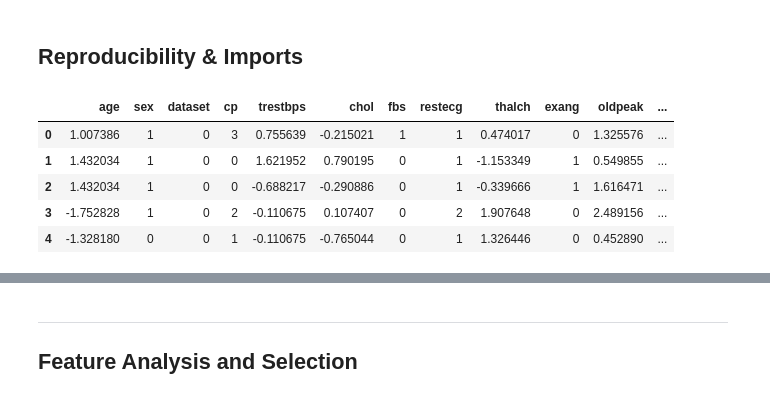
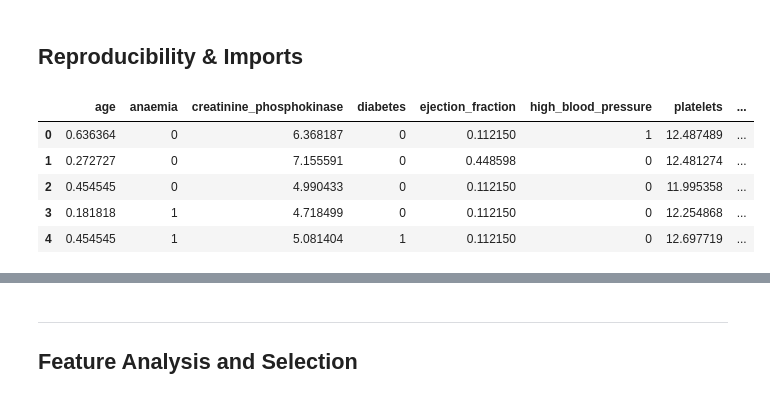
Before and after one commit to zuzannapajak/cardio-risk-prediction, a Jupyter notebook: notebooks/feature-analysis.ipynb, the cells around one changed output, grey strips where cells are left out. Saved outputs shown, nothing was run; the diff lists cells and outputs as text; code cells hidden in the pictures.

```diff
--- a/notebooks/feature-analysis.ipynb
+++ b/notebooks/feature-analysis.ipynb
@@ -36,19 +25,13 @@ from scripts.dimred.pipeline import build_dimred_preprocessing_pipeline
 
 SEED = 42
 # %%
-df_clean = pd.read_csv('../data/df_clean.csv')
-numerical_columns = df_clean.select_dtypes(include=np.number).columns.to_list()
-categorical_columns = df_clean.select_dtypes(exclude=np.number).columns.to_list()
-
-df_prep_ml = pd.read_csv('../data/df_preprocessed.csv')
-dimred_prep = build_dimred_preprocessing_pipeline()
-df_prep = dimred_prep.fit_transform(df_clean)
-df_prep.head()
+df = pd.read_csv('../data/df_prep_bal.csv')
+df.head()
 # %% [output]
-|  | age | sex | dataset | cp | trestbps | chol | fbs | restecg | thalch | exang | oldpeak | ... |
-| 0 | 1.007386 | 1 | 0 | 3 | 0.755639 | -0.215021 | 1 | 1 | 0.474017 | 0 | 1.325576 | ... |
-| 1 | 1.432034 | 1 | 0 | 0 | 1.621952 | 0.790195 | 0 | 1 | -1.153349 | 1 | 0.549855 | ... |
-| 2 | 1.432034 | 1 | 0 | 0 | -0.688217 | -0.290886 | 0 | 1 | -0.339666 | 1 | 1.616471 | ... |
-| 3 | -1.752828 | 1 | 0 | 2 | -0.110675 | 0.107407 | 0 | 2 | 1.907648 | 0 | 2.489156 | ... |
-| 4 | -1.328180 | 0 | 0 | 1 | -0.110675 | -0.765044 | 0 | 1 | 1.326446 | 0 | 0.452890 | ... |
+|  | age | anaemia | creatinine_phosphokinase | diabetes | ejection_fraction | high_blood_pressure | platelets | ... |
+| 0 | 0.636364 | 0 | 6.368187 | 0 | 0.112150 | 1 | 12.487489 | ... |
+| 1 | 0.272727 | 0 | 7.155591 | 0 | 0.448598 | 0 | 12.481274 | ... |
+| 2 | 0.454545 | 0 | 4.990433 | 0 | 0.112150 | 0 | 11.995358 | ... |
+| 3 | 0.181818 | 1 | 4.718499 | 0 | 0.112150 | 0 | 12.254868 | ... |
+| 4 | 0.454545 | 1 | 5.081404 | 1 | 0.112150 | 0 | 12.697719 | ... |
 # %%
```
Also changed, not shown: parts of 31 cells of this notebook, 12 other files.
